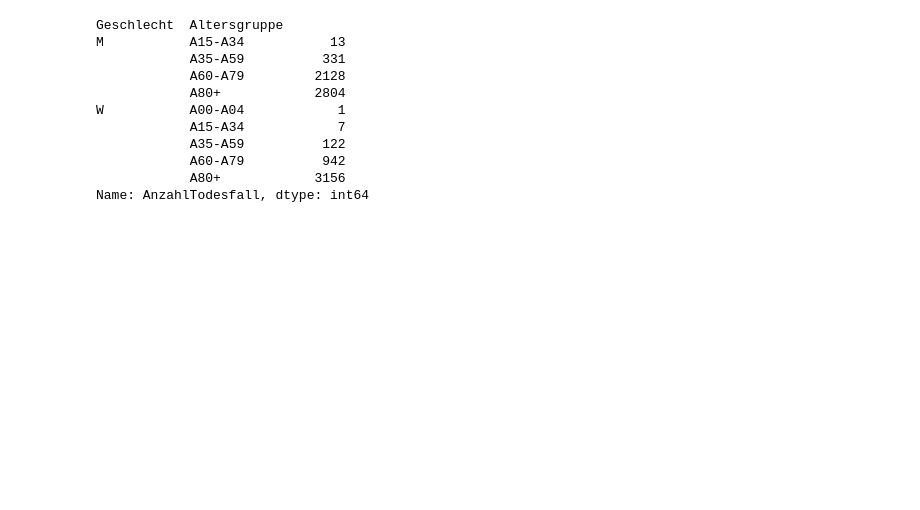
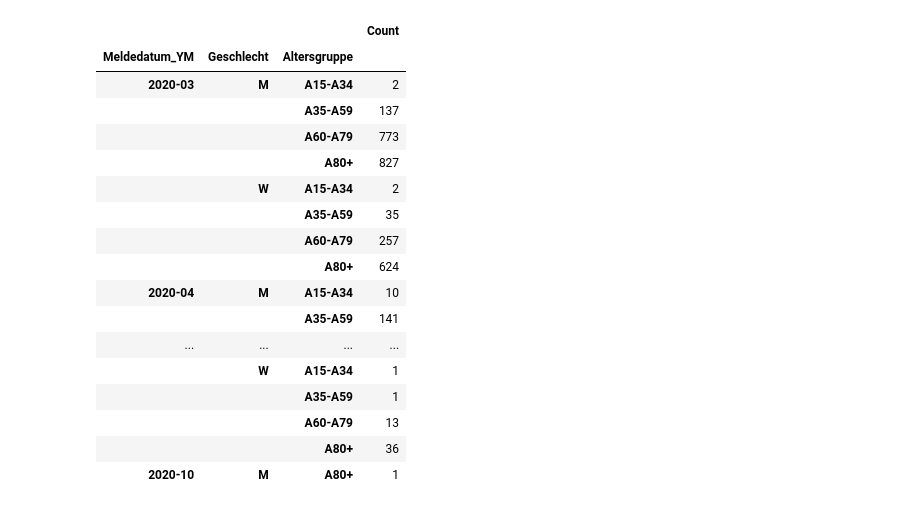
Before and after one commit to GCGImdea/fbdatachallenge, a Jupyter notebook: data/robert-koch-germany/analysis.ipynb, the cells around one changed output. Cells and saved outputs as stored; diff of their text form; code cells hidden in the pictures; blank space fills up the shorter version.

```diff
--- a/data/robert-koch-germany/analysis.ipynb
+++ b/data/robert-koch-germany/analysis.ipynb
@@ -1,6 +1,8 @@
 # %%
 import pandas as pd
 # %%
-data = pd.read_csv("RKI_COVID19.csv")
+data = pd.read_csv("RKI_COVID19.csv", parse_dates=["Meldedatum", "Datenstand", "Refdatum"])
+# %%
+data["Meldedatum_YM"] = data["Meldedatum"].dt.strftime("%Y-%m")
 # %%
 cond_no_unbekannt = (data["Geschlecht"] != "unbekannt") & (data["Altersgruppe"] != "unbekannt")
@@ -7,16 +14,23 @@ cond_no_unbekannt = (data["Geschlecht"] != "unbekannt") & (data["Altersgruppe"]
 # %%
-died = data[cond_no_unbekannt & (data.NeuerTodesfall.isin([0, 1]))].groupby(["Geschlecht", "Altersgruppe"]).AnzahlTodesfall.sum()
+died = data[cond_no_unbekannt & (data.NeuerTodesfall.isin([0, 1]))].groupby(groups).agg({"AnzahlTodesfall": "sum"}).rename(columns={"AnzahlTodesfall": "Count"})
 died
 # %% [output]
-Geschlecht  Altersgruppe
-M           A15-A34           13
-            A35-A59          331
-            A60-A79         2128
-            A80+            2804
-W           A00-A04            1
-            A15-A34            7
-            A35-A59          122
-            A60-A79          942
-            A80+            3156
-Name: AnzahlTodesfall, dtype: int64
+|  |  |  | Count |
+| Meldedatum_YM | Geschlecht | Altersgruppe |  |
+| 2020-03 | M | A15-A34 | 2 |
+|  |  | A35-A59 | 137 |
+|  |  | A60-A79 | 773 |
+|  |  | A80+ | 827 |
+|  | W | A15-A34 | 2 |
+|  |  | A35-A59 | 35 |
+|  |  | A60-A79 | 257 |
+|  |  | A80+ | 624 |
+| 2020-04 | M | A15-A34 | 10 |
+|  |  | A35-A59 | 141 |
+| ... | ... | ... | ... |
+|  | W | A15-A34 | 1 |
+|  |  | A35-A59 | 1 |
+|  |  | A60-A79 | 13 |
+|  |  | A80+ | 36 |
+| 2020-10 | M | A80+ | 1 |
 # %%
```
Also changed, not shown: parts of 5 cells of this notebook.
